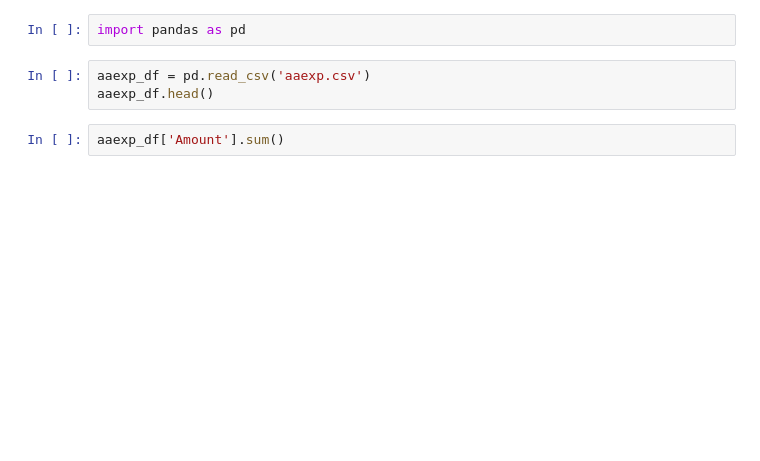
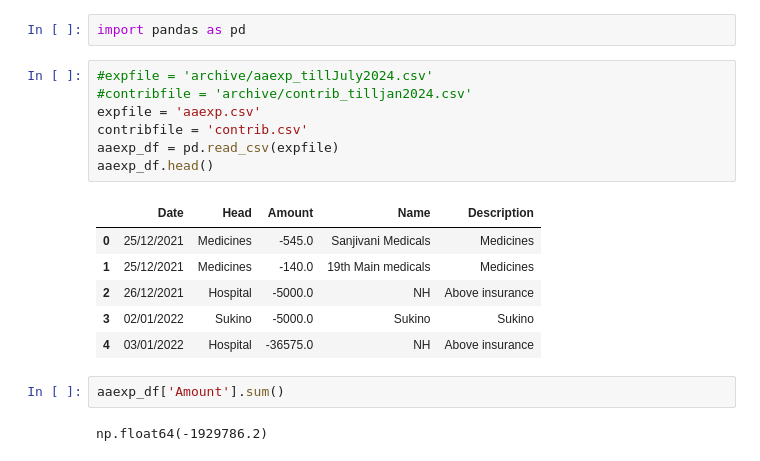
Before and after one commit to kishorekanala/aaexp, a Jupyter notebook: aaexp.ipynb, the cells around one changed output. Drawn from its saved outputs; the diff is of its cells as text; blank space fills up the shorter version.

Commit message:
Update contribution and expense records with new entries

```diff
--- a/aaexp.ipynb
+++ b/aaexp.ipynb
@@ -1,9 +1,22 @@
 # %%
 import pandas as pd
-# %%
-aaexp_df = pd.read_csv('aaexp.csv')
-aaexp_df.head()
+# %%
+#expfile = 'archive/aaexp_tillJuly2024.csv'
+#contribfile = 'archive/contrib_tilljan2024.csv'
+expfile = 'aaexp.csv'
+contribfile = 'contrib.csv'
+aaexp_df = pd.read_csv(expfile)
+aaexp_df.head()
+# %% [output]
+|  | Date | Head | Amount | Name | Description |
+| 0 | 25/12/2021 | Medicines | -545.0 | Sanjivani Medicals | Medicines |
+| 1 | 25/12/2021 | Medicines | -140.0 | 19th Main medicals | Medicines |
+| 2 | 26/12/2021 | Hospital | -5000.0 | NH | Above insurance |
+| 3 | 02/01/2022 | Sukino | -5000.0 | Sukino | Sukino |
+| 4 | 03/01/2022 | Hospital | -36575.0 | NH | Above insurance |
 # %%
 aaexp_df['Amount'].sum()
+# %% [output]
+np.float64(-1929786.2)
 # %%
 aaexp_df.groupby('Head')['Amount'].sum()
```
Also changed, not shown: parts of 14 cells of this notebook, 2 other files.
